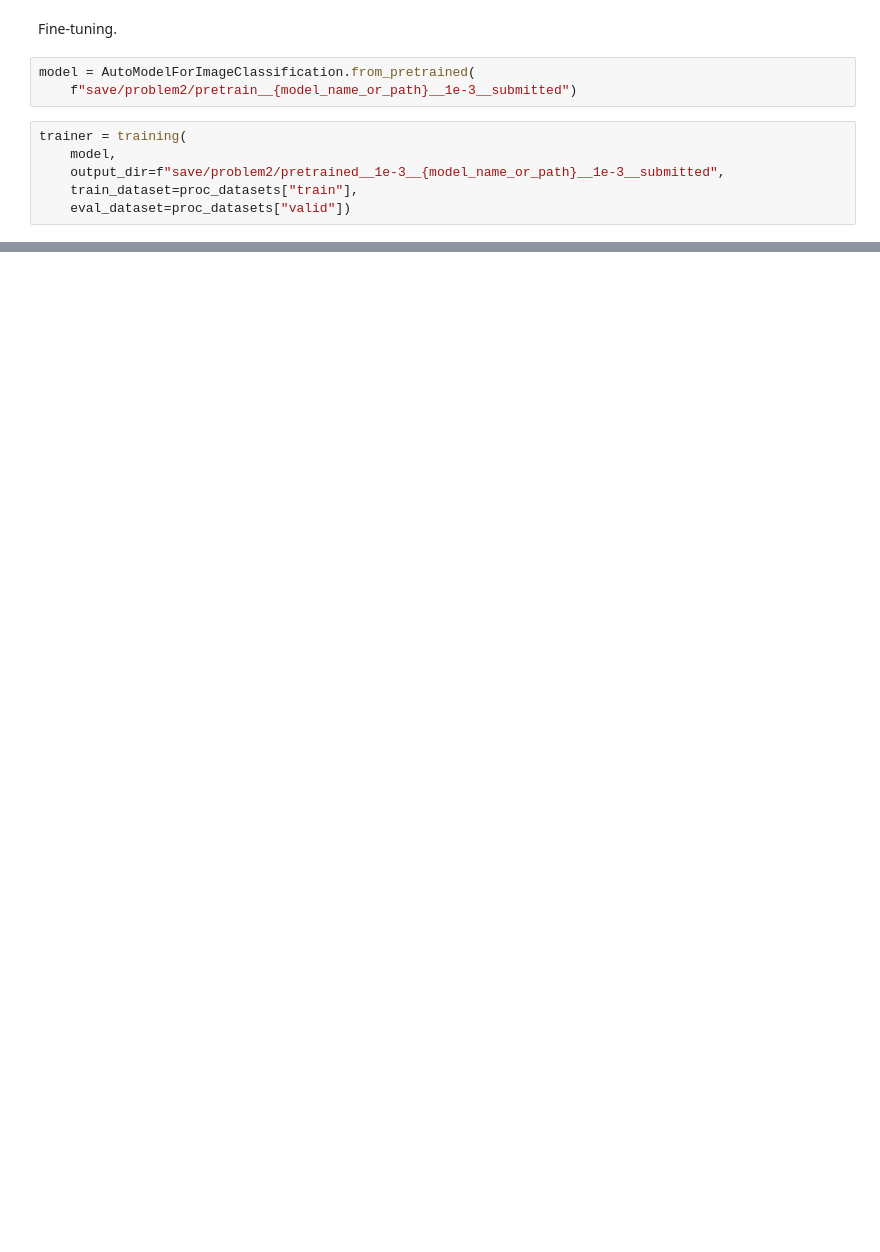
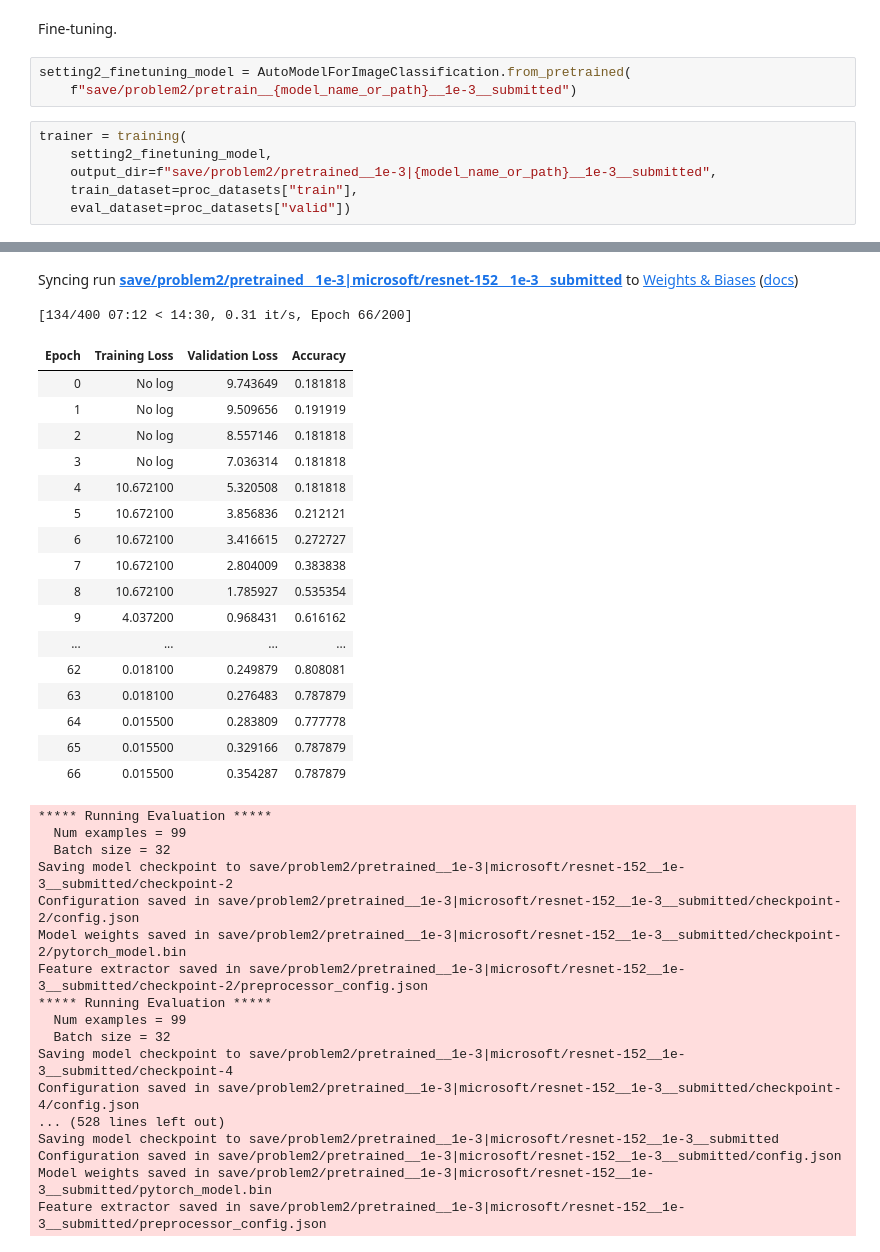
Before and after one commit to holylovenia/ai-healthcare, a Jupyter notebook: assignment1/problem2-testasvalid-resnet1.ipynb, the cells around one changed output, grey strips where cells are left out. Saved outputs shown, nothing was run; the diff lists cells and outputs as text; blank space fills up the shorter version.

```diff
--- a/assignment1/problem2-testasvalid-resnet1.ipynb
+++ b/assignment1/problem2-testasvalid-resnet1.ipynb
@@ -500,11 +622,12 @@ evaluation(
 # %% [markdown]
 Fine-tuning.
 # %%
-model = AutoModelForImageClassification.from_pretrained(
+setting2_finetuning_model = AutoModelForImageClassification.from_pretrained(
     f"save/problem2/pretrain__{model_name_or_path}__1e-3__submitted")
 # %%
 trainer = training(
-    model,
-    output_dir=f"save/problem2/pretrained__1e-3__{model_name_or_path}__1e-3__submitted",
+    setting2_finetuning_model,
+    output_dir=f"save/problem2/pretrained__1e-3|{model_name_or_path}__1e-3__submitted",
     train_dataset=proc_datasets["train"],
     eval_dataset=proc_datasets["valid"])
+# %% [output]
@@ -511,3 +646,39 @@ trainer = training(
+Syncing run save/problem2/pretrained__1e-3|microsoft/resnet-152__1e-3__submitted to Weights & Biases (docs)
+[134/400 07:12 < 14:30, 0.31 it/s, Epoch 66/200]
+| Epoch | Training Loss | Validation Loss | Accuracy |
+| 0 | No log | 9.743649 | 0.181818 |
+| 1 | No log | 9.509656 | 0.191919 |
+| 2 | No log | 8.557146 | 0.181818 |
+| 3 | No log | 7.036314 | 0.181818 |
+| 4 | 10.672100 | 5.320508 | 0.181818 |
+| 5 | 10.672100 | 3.856836 | 0.212121 |
+| 6 | 10.672100 | 3.416615 | 0.272727 |
+| 7 | 10.672100 | 2.804009 | 0.383838 |
+| 8 | 10.672100 | 1.785927 | 0.535354 |
+| 9 | 4.037200 | 0.968431 | 0.616162 |
+| ... | ... | ... | ... |
+| 62 | 0.018100 | 0.249879 | 0.808081 |
+| 63 | 0.018100 | 0.276483 | 0.787879 |
+| 64 | 0.015500 | 0.283809 | 0.777778 |
+| 65 | 0.015500 | 0.329166 | 0.787879 |
+| 66 | 0.015500 | 0.354287 | 0.787879 |
+***** Running Evaluation *****
+  Num examples = 99
+  Batch size = 32
+Saving model checkpoint to save/problem2/pretrained__1e-3|microsoft/resnet-152__1e-3__submitted/checkpoint-2
+Configuration saved in save/problem2/pretrained__1e-3|microsoft/resnet-152__1e-3__submitted/checkpoint-2/config.json
+Model weights saved in save/problem2/pretrained__1e-3|microsoft/resnet-152__1e-3__submitted/checkpoint-2/pytorch_model.bin
+Feature extractor saved in save/problem2/pretrained__1e-3|microsoft/resnet-152__1e-3__submitted/checkpoint-2/preprocessor_config.json
+***** Running Evaluation *****
+  Num examples = 99
+  Batch size = 32
+Saving model checkpoint to save/problem2/pretrained__1e-3|microsoft/resnet-152__1e-3__submitted/checkpoint-4
+Configuration saved in save/problem2/pretrained__1e-3|microsoft/resnet-152__1e-3__submitted/checkpoint-4/config.json
+... (528 lines left out)
+Saving model checkpoint to save/problem2/pretrained__1e-3|microsoft/resnet-152__1e-3__submitted
+Configuration saved in save/problem2/pretrained__1e-3|microsoft/resnet-152__1e-3__submitted/config.json
+Model weights saved in save/problem2/pretrained__1e-3|microsoft/resnet-152__1e-3__submitted/pytorch_model.bin
+Feature extractor saved in save/problem2/pretrained__1e-3|microsoft/resnet-152__1e-3__submitted/preprocessor_config.json
 # %%
 evaluation(
     trainer,
```
Also changed, not shown: parts of 16 cells of this notebook, 10 other files.
